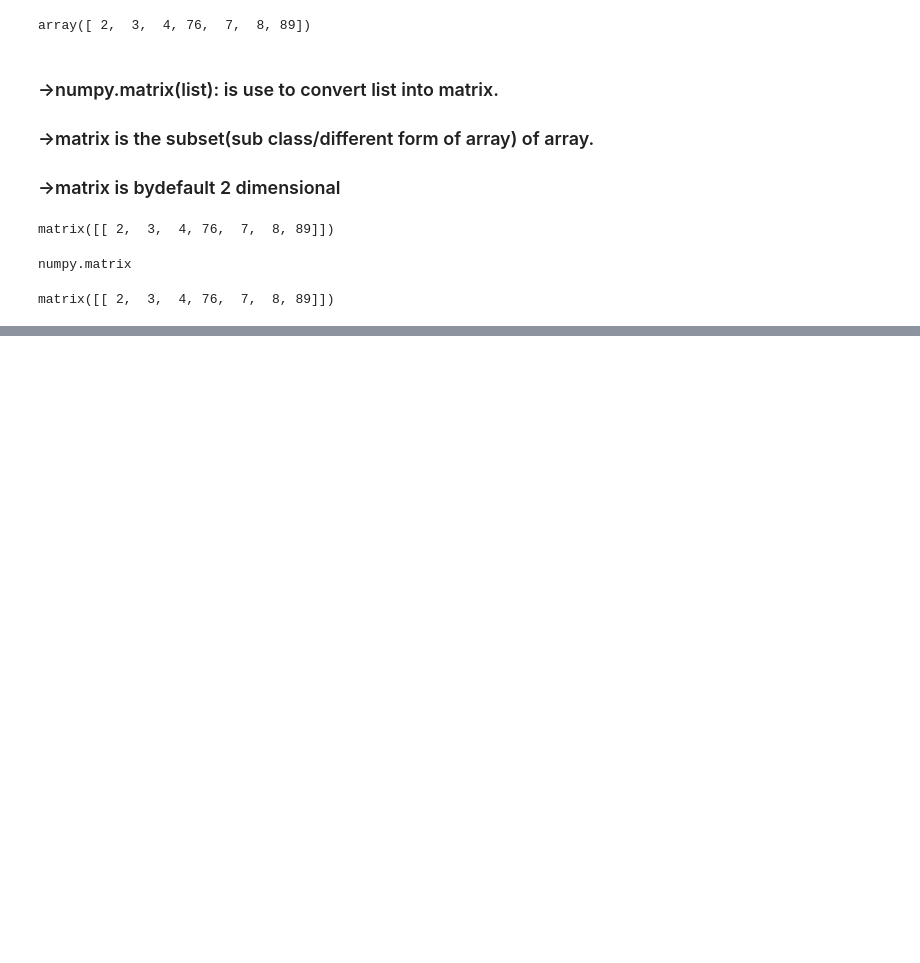
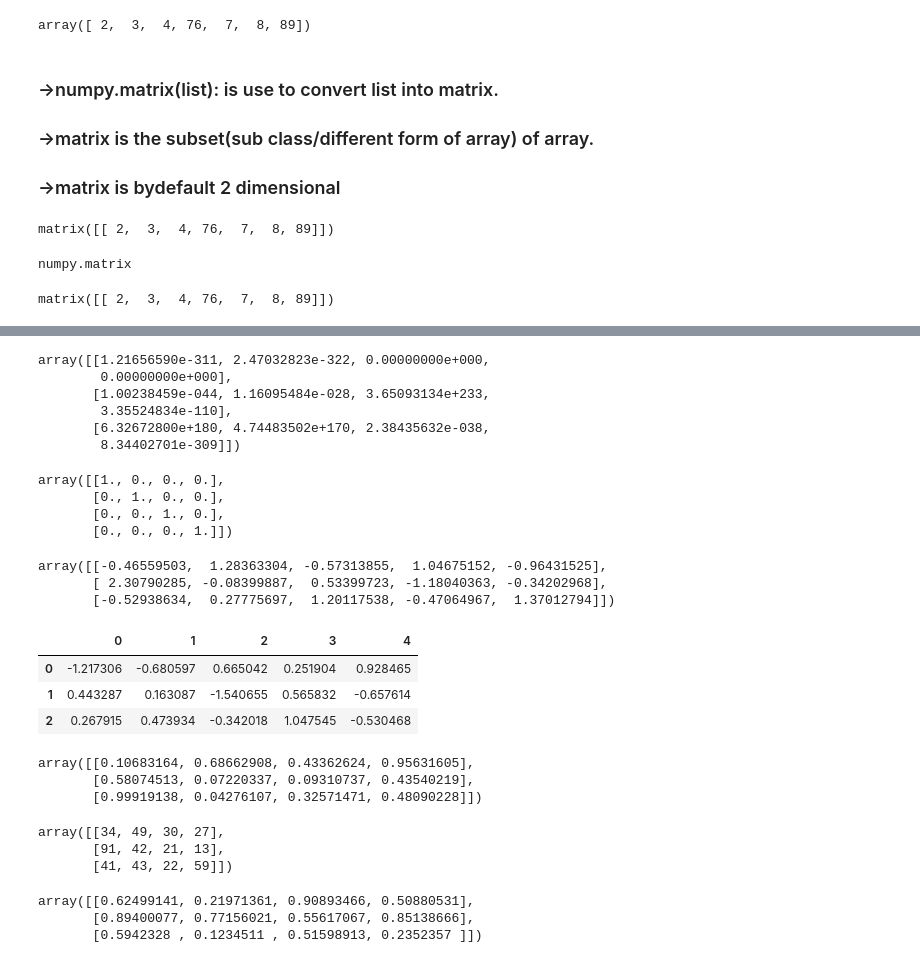
Before and after one commit to pank3004/Codes_Written_By_Me_Short_Notes, a Jupyter notebook: 2.ML Toolbox/2. Numpy and Visualization/1.Numpy_part1.ipynb, the cells around one changed output, grey strips where cells are left out. Drawn from its saved outputs; the diff is of its cells as text; code cells hidden in the pictures; blank space fills up the shorter version.

```diff
--- a/2.ML Toolbox/2. Numpy and Visualization/1.Numpy_part1.ipynb
+++ b/2.ML Toolbox/2. Numpy and Visualization/1.Numpy_part1.ipynb
@@ -59,0 +360,24 @@ matrix([[ 2,  3,  4, 76,  7,  8, 89]])
+# %%
+np.empty((3,4))
+# %% [output]
+array([[1.21656590e-311, 2.47032823e-322, 0.00000000e+000,
+        0.00000000e+000],
+       [1.00238459e-044, 1.16095484e-028, 3.65093134e+233,
+        3.35524834e-110],
+       [6.32672800e+180, 4.74483502e+170, 2.38435632e-038,
+        8.34402701e-309]])
+# %%
+np.eye(4)   # idendity arrya
+# %% [output]
+array([[1., 0., 0., 0.],
+       [0., 1., 0., 0.],
+       [0., 0., 1., 0.],
+       [0., 0., 0., 1.]])
+# %%
+np.random.randn(3,5)   # data mean zero and std one
+# %% [output]
+array([[-0.46559503,  1.28363304, -0.57313855,  1.04675152, -0.96431525],
+       [ 2.30790285, -0.08399887,  0.53399723, -1.18040363, -0.34202968],
+       [-0.52938634,  0.27775697,  1.20117538, -0.47064967,  1.37012794]])
+# %%
+arr3=np.random.randn(3,5)   # data mean zero and std one
@@ -59,0 +386,19 @@ matrix([[ 2,  3,  4, 76,  7,  8, 89]])
+# %%
+pd.DataFrame(arr3)
+# %% [output]
+|  | 0 | 1 | 2 | 3 | 4 |
+| 0 | -1.217306 | -0.680597 | 0.665042 | 0.251904 | 0.928465 |
+| 1 | 0.443287 | 0.163087 | -1.540655 | 0.565832 | -0.657614 |
+| 2 | 0.267915 | 0.473934 | -0.342018 | 1.047545 | -0.530468 |
+# %%
+np.random.rand(3,4)
+# %% [output]
+array([[0.10683164, 0.68662908, 0.43362624, 0.95631605],
+       [0.58074513, 0.07220337, 0.09310737, 0.43540219],
+       [0.99919138, 0.04276107, 0.32571471, 0.48090228]])
+# %%
+np.random.randint(1,100,(3,4))   # range 1  to  100,,,,(3,4) order of array
+# %% [output]
+array([[34, 49, 30, 27],
+       [91, 42, 21, 13],
+       [41, 43, 22, 59]])
@@ -59,0 +409,6 @@ matrix([[ 2,  3,  4, 76,  7,  8, 89]])
+# %%
+arr4
+# %% [output]
+array([[0.62499141, 0.21971361, 0.90893466, 0.50880531],
+       [0.89400077, 0.77156021, 0.55617067, 0.85138666],
+       [0.5942328 , 0.1234511 , 0.51598913, 0.2352357 ]])
```
Also changed, not shown: parts of 118 cells of this notebook, 2 other files.
